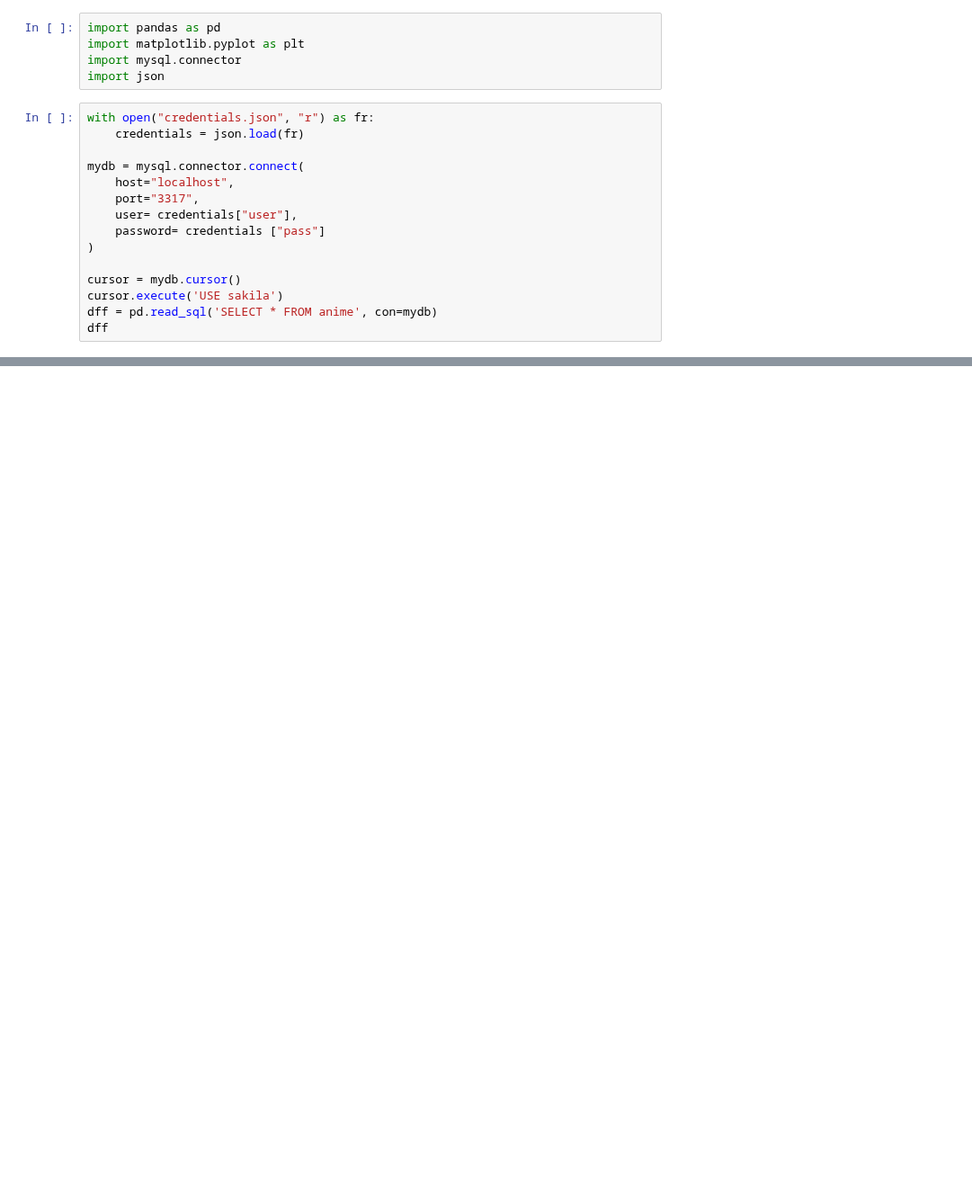
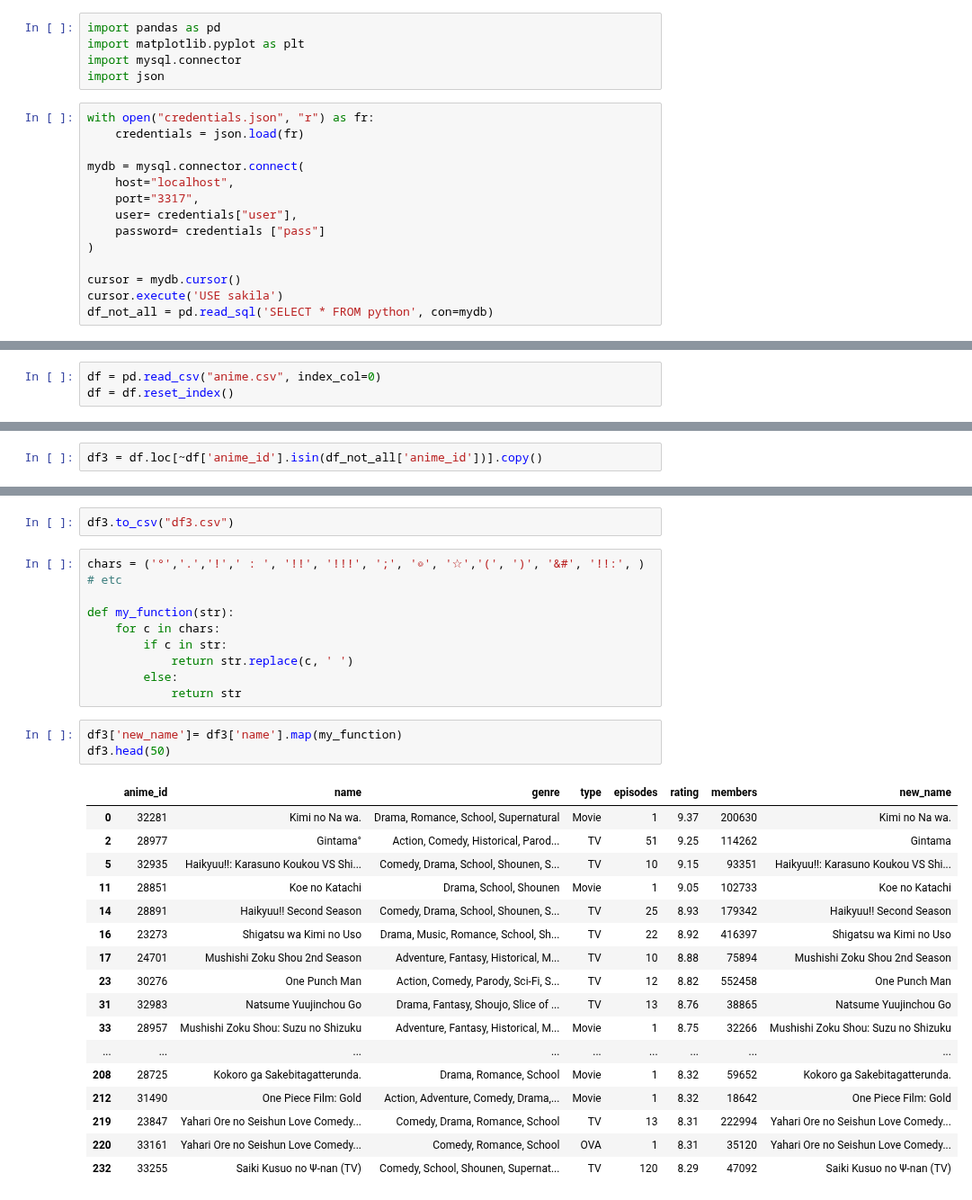
Before and after one commit to ErnestaTum/-Python_mokymai, a Jupyter notebook: final_work.ipynb, the cells around one changed output, grey strips where cells are left out. Shown at 90% size. Cells and saved outputs as stored; diff of their text form; blank space fills up the shorter version.

```diff
--- a/final_work.ipynb
+++ b/final_work.ipynb
@@ -16,5 +16,4 @@ mydb = mysql.connector.connect(
 
 cursor = mydb.cursor()
 cursor.execute('USE sakila')
-dff = pd.read_sql('SELECT * FROM anime', con=mydb)
-dff
+df_not_all = pd.read_sql('SELECT * FROM python', con=mydb)
@@ -35,3 +37,6 @@ dff
+# %%
+df = pd.read_csv("anime.csv", index_col=0)
+df = df.reset_index()
 # %%
 df.info()
 # %% [output]
@@ -51,0 +66,2 @@ memory usage: 87.7+ KB
+# %%
+df3 = df.loc[~df['anime_id'].isin(df_not_all['anime_id'])].copy()
@@ -51,0 +82,32 @@ memory usage: 87.7+ KB
+# %%
+df3.to_csv("df3.csv")
+# %%
+chars = ('°','.','!',' : ', '!!', '!!!', ';', '◎', '☆','(', ')', '&#', '!!:', ) # etc
+
+def my_function(str):
+    for c in chars:
+        if c in str:
+            return str.replace(c, ' ')
+        else:
+            return str
+# %%
+df3['new_name']= df3['name'].map(my_function)
+df3.head(50)
+# %% [output]
+|  | anime_id | name | genre | type | episodes | rating | members | new_name |
+| 0 | 32281 | Kimi no Na wa. | Drama, Romance, School, Supernatural | Movie | 1 | 9.37 | 200630 | Kimi no Na wa. |
+| 2 | 28977 | Gintama° | Action, Comedy, Historical, Parod... | TV | 51 | 9.25 | 114262 | Gintama |
+| 5 | 32935 | Haikyuu!!: Karasuno Koukou VS Shi... | Comedy, Drama, School, Shounen, S... | TV | 10 | 9.15 | 93351 | Haikyuu!!: Karasuno Koukou VS Shi... |
+| 11 | 28851 | Koe no Katachi | Drama, School, Shounen | Movie | 1 | 9.05 | 102733 | Koe no Katachi |
+| 14 | 28891 | Haikyuu!! Second Season | Comedy, Drama, School, Shounen, S... | TV | 25 | 8.93 | 179342 | Haikyuu!! Second Season |
+| 16 | 23273 | Shigatsu wa Kimi no Uso | Drama, Music, Romance, School, Sh... | TV | 22 | 8.92 | 416397 | Shigatsu wa Kimi no Uso |
+| 17 | 24701 | Mushishi Zoku Shou 2nd Season | Adventure, Fantasy, Historical, M... | TV | 10 | 8.88 | 75894 | Mushishi Zoku Shou 2nd Season |
+| 23 | 30276 | One Punch Man | Action, Comedy, Parody, Sci-Fi, S... | TV | 12 | 8.82 | 552458 | One Punch Man |
+| 31 | 32983 | Natsume Yuujinchou Go | Drama, Fantasy, Shoujo, Slice of ... | TV | 13 | 8.76 | 38865 | Natsume Yuujinchou Go |
+| 33 | 28957 | Mushishi Zoku Shou: Suzu no Shizuku | Adventure, Fantasy, Historical, M... | Movie | 1 | 8.75 | 32266 | Mushishi Zoku Shou: Suzu no Shizuku |
+| ... | ... | ... | ... | ... | ... | ... | ... | ... |
+| 208 | 28725 | Kokoro ga Sakebitagatterunda. | Drama, Romance, School | Movie | 1 | 8.32 | 59652 | Kokoro ga Sakebitagatterunda. |
+| 212 | 31490 | One Piece Film: Gold | Action, Adventure, Comedy, Drama,... | Movie | 1 | 8.32 | 18642 | One Piece Film: Gold |
+| 219 | 23847 | Yahari Ore no Seishun Love Comedy... | Comedy, Drama, Romance, School | TV | 13 | 8.31 | 222994 | Yahari Ore no Seishun Love Comedy... |
+| 220 | 33161 | Yahari Ore no Seishun Love Comedy... | Comedy, Romance, School | OVA | 1 | 8.31 | 35120 | Yahari Ore no Seishun Love Comedy... |
+| 232 | 33255 | Saiki Kusuo no Ψ-nan (TV) | Comedy, School, Shounen, Supernat... | TV | 120 | 8.29 | 47092 | Saiki Kusuo no Ψ-nan (TV) |
```
Also changed, not shown: parts of 5 cells of this notebook.
